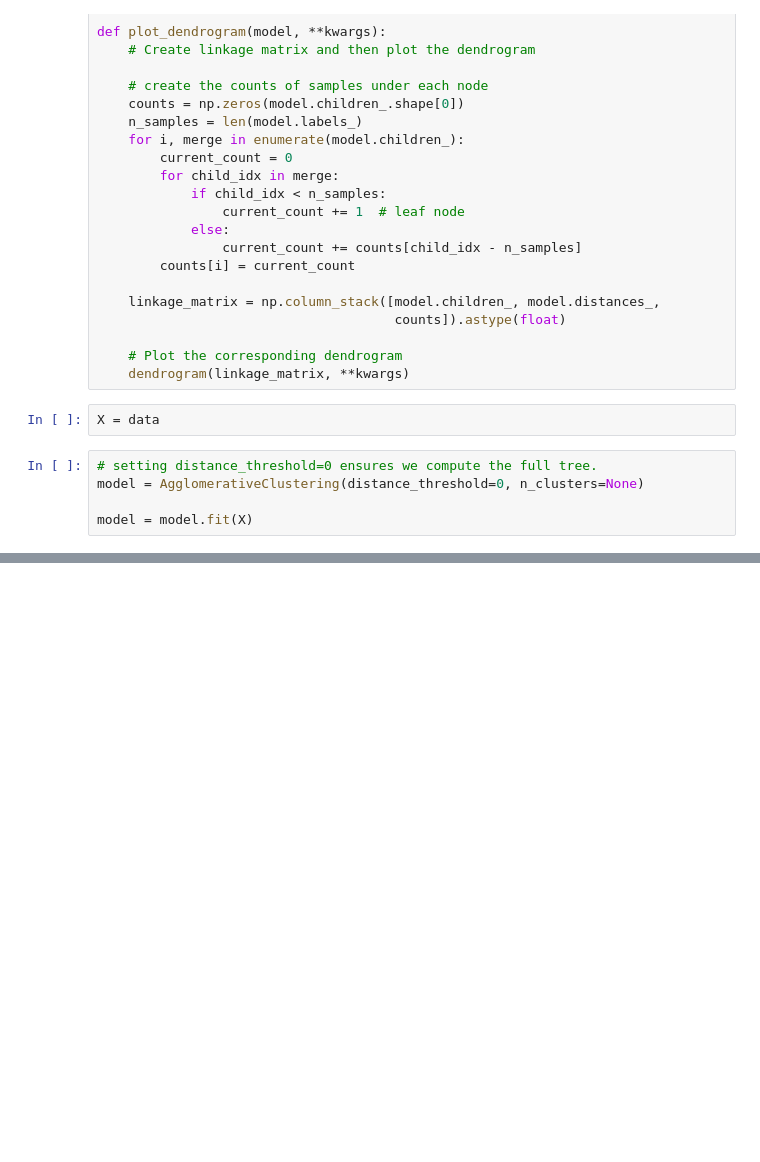
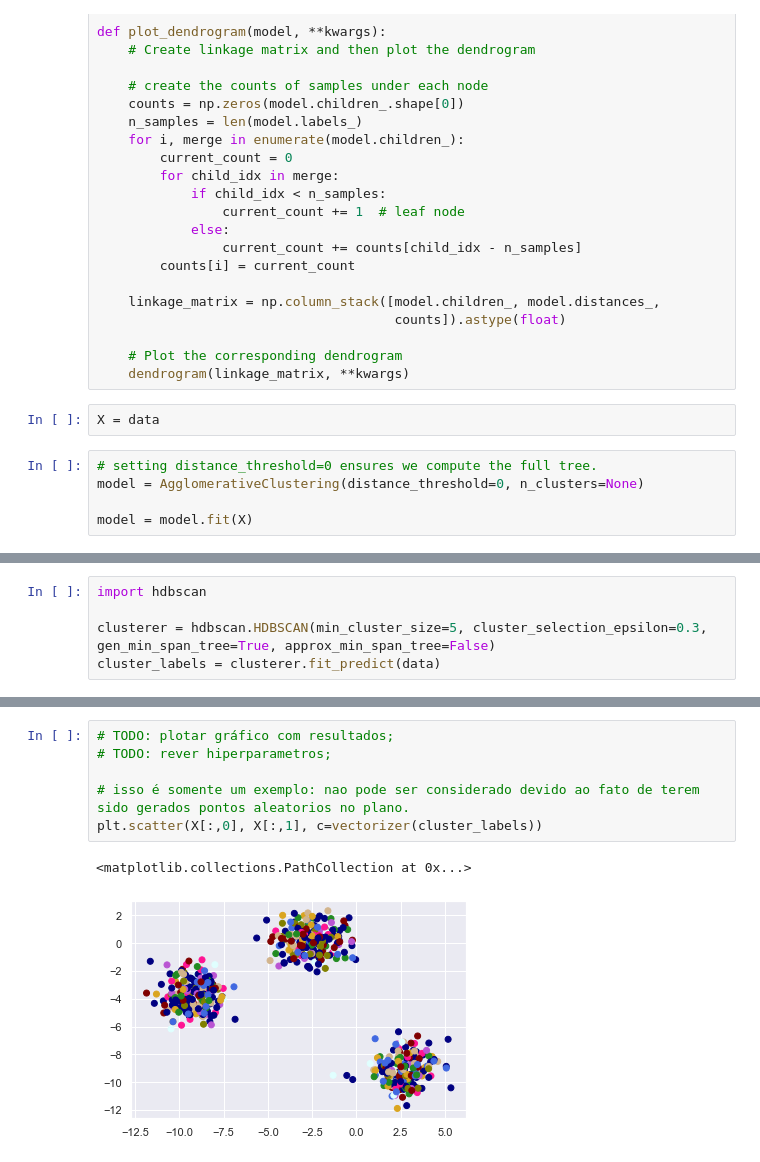
Before and after one commit to JohnnyUFT/Descoberta-de-Conhecimento-em-Base-de-Dados-de-Fungos, a Jupyter notebook: 02.processamento.ipynb, the cells around one changed output, grey strips where cells are left out. Saved outputs shown, nothing was run; the diff lists cells and outputs as text; blank space fills up the shorter version.

```diff
--- a/02.processamento.ipynb
+++ b/02.processamento.ipynb
@@ -209,0 +266,5 @@ plt.show()
+# %%
+import hdbscan
+
+clusterer = hdbscan.HDBSCAN(min_cluster_size=5, cluster_selection_epsilon=0.3, gen_min_span_tree=True, approx_min_span_tree=False)
+cluster_labels = clusterer.fit_predict(data)
@@ -209,0 +291,9 @@ plt.show()
+# %%
+# TODO: plotar gráfico com resultados;
+# TODO: rever hiperparametros;
+
+# isso é somente um exemplo: nao pode ser considerado devido ao fato de terem sido gerados pontos aleatorios no plano.
+plt.scatter(X[:,0], X[:,1], c=vectorizer(cluster_labels))
+# %% [output]
+<matplotlib.collections.PathCollection at 0x...>
+[figure, added]
```
Also changed, not shown: parts of 20 cells of this notebook.
